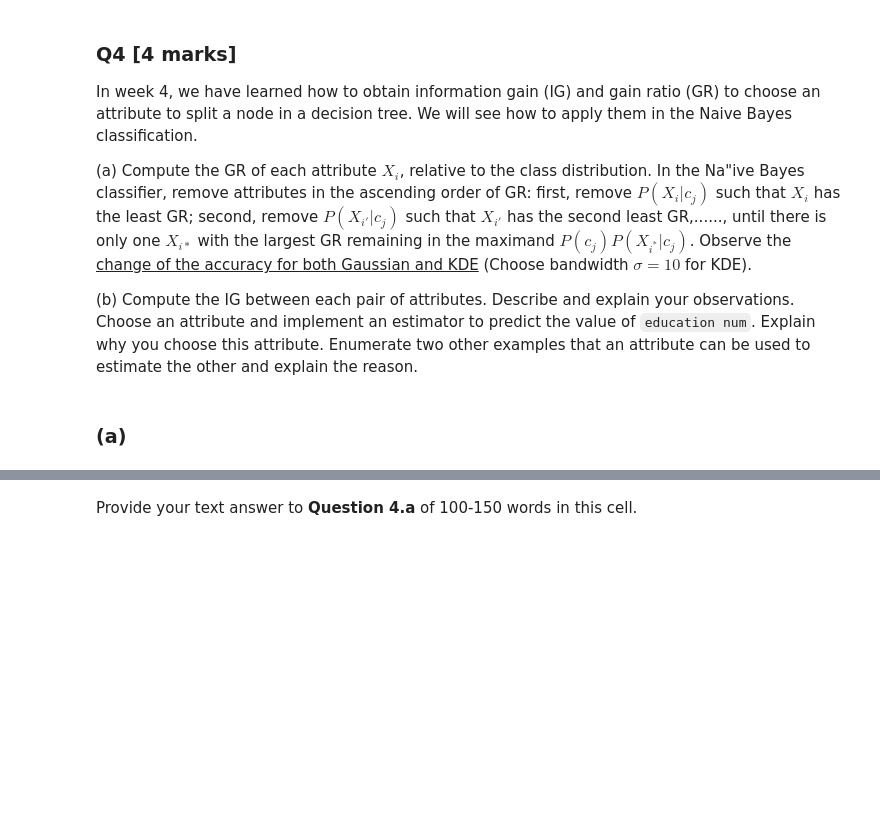
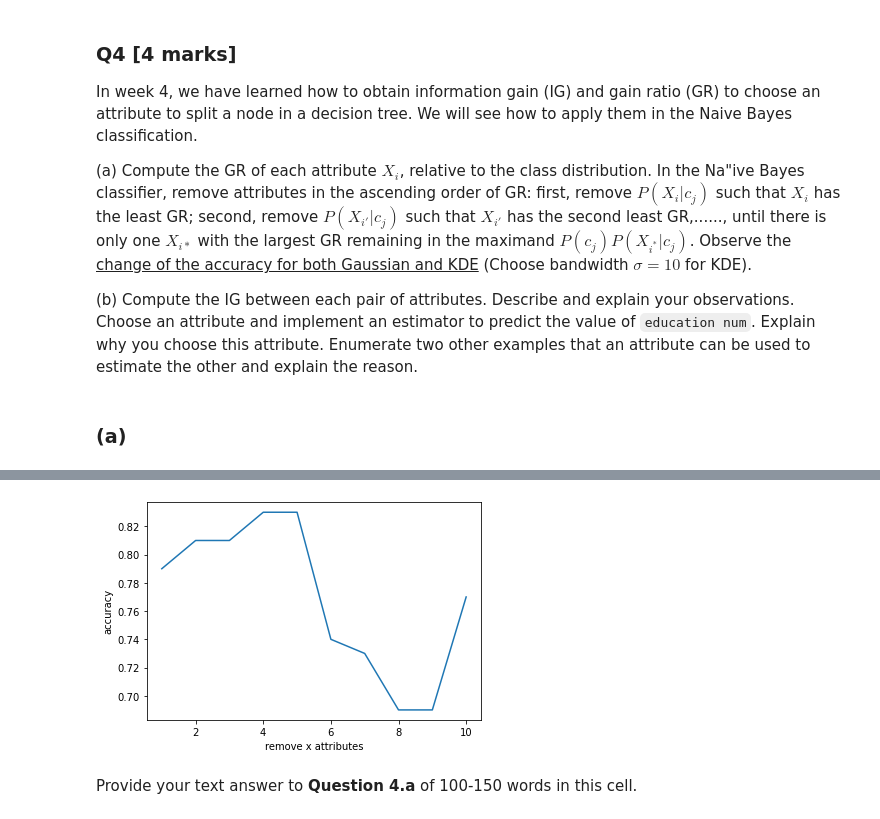
Before and after one commit to Meatssauce/comp30027-machine-learning-assignment-1, a Jupyter notebook: COMP3027ASS1_template.ipynb, the cells around one changed output, grey strips where cells are left out. Cells and saved outputs as stored; diff of their text form; code cells hidden in the pictures; blank space fills up the shorter version.

```diff
--- a/COMP3027ASS1_template.ipynb
+++ b/COMP3027ASS1_template.ipynb
@@ -382,0 +368,8 @@ GR(native country (region)) = 0.03746449095021427
+# %%
+gain_ratios = []
+attributes = df.columns[:-1]
+for attribute in attributes:
+    ig, gr = info_gain_gain_ratio(df, attribute, 'label')
+    gain_ratios.append((gr, attribute))
+gain_ratios.sort()
+gain_ratios
@@ -383,3 +388,24 @@ GR(native country (region)) = 0.03746449095021427
+# %%
+# remove less important attributes
+results = []
+partial_df = df.copy()
+for gr, attribute in gain_ratios[:-1]:
+    del partial_df[attribute]
+    train_df, test_df = train_test_split(partial_df, test_size=0.1, shuffle=False)
+    prior_probs, conditional_dists = train(train_df, ignore_missing=False)
+    X_test, y_test = test_df.iloc[:,:-1], test_df.iloc[:,-1]
+    pred_prob, y_pred = predict(X_test, labels, prior_probs, conditional_dists)
+    _, _, _, _, _, accuracy, _ = evaluate(labels, y_test, y_pred)
+    results.append(accuracy)
+
+plt.xlabel("remove x attributes")
+plt.ylabel("accuracy")
+plt.plot(range(1,len(results)+1), results)
+plt.show()
+
+# do this for both gaussian and kde
+# %% [output]
+[figure, added]
 # %% [markdown]
 Provide your text answer to **Question 4.a** of 100-150 words in this cell.
 # %% [markdown]
```
Also changed, not shown: parts of 12 cells of this notebook.
